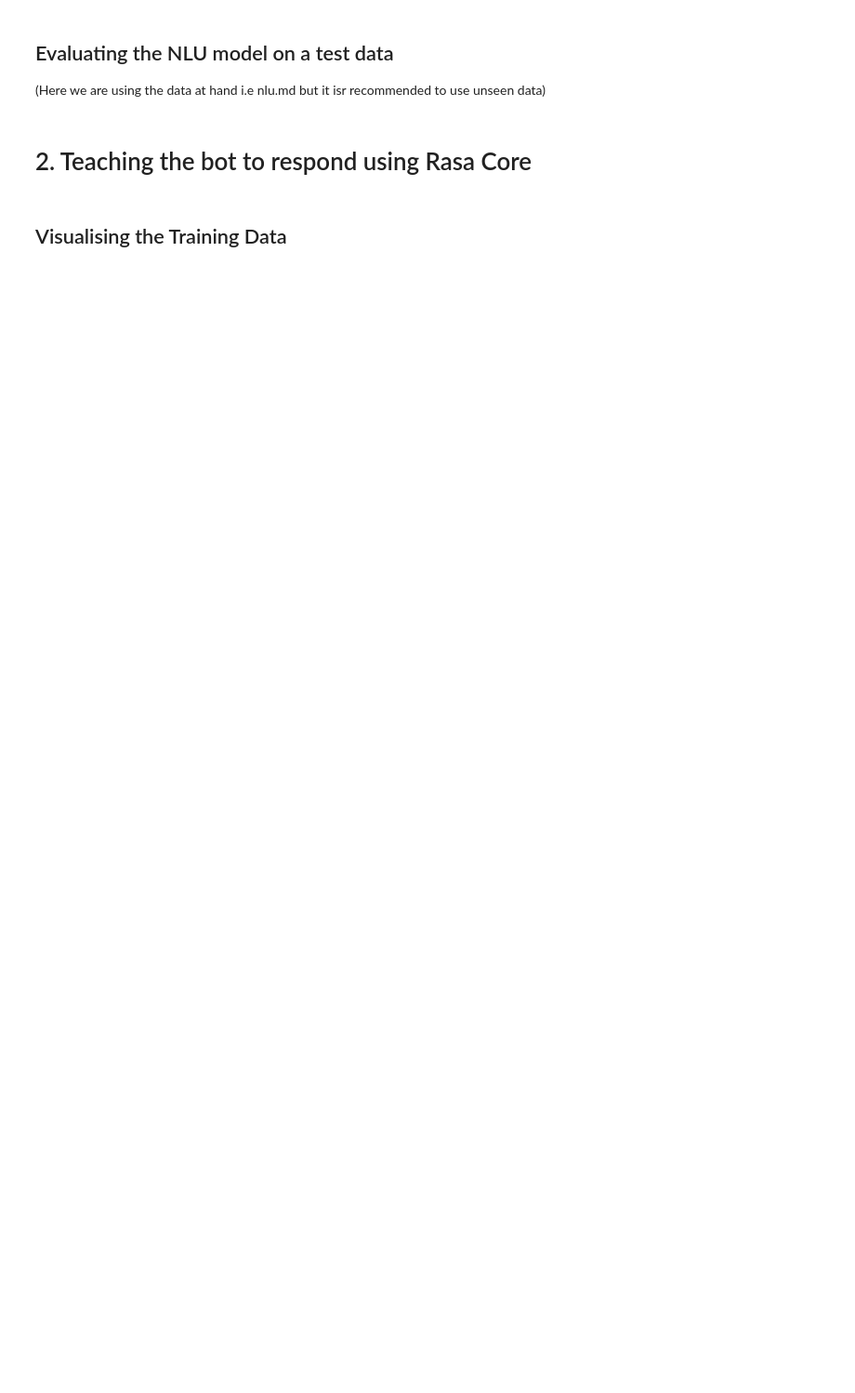
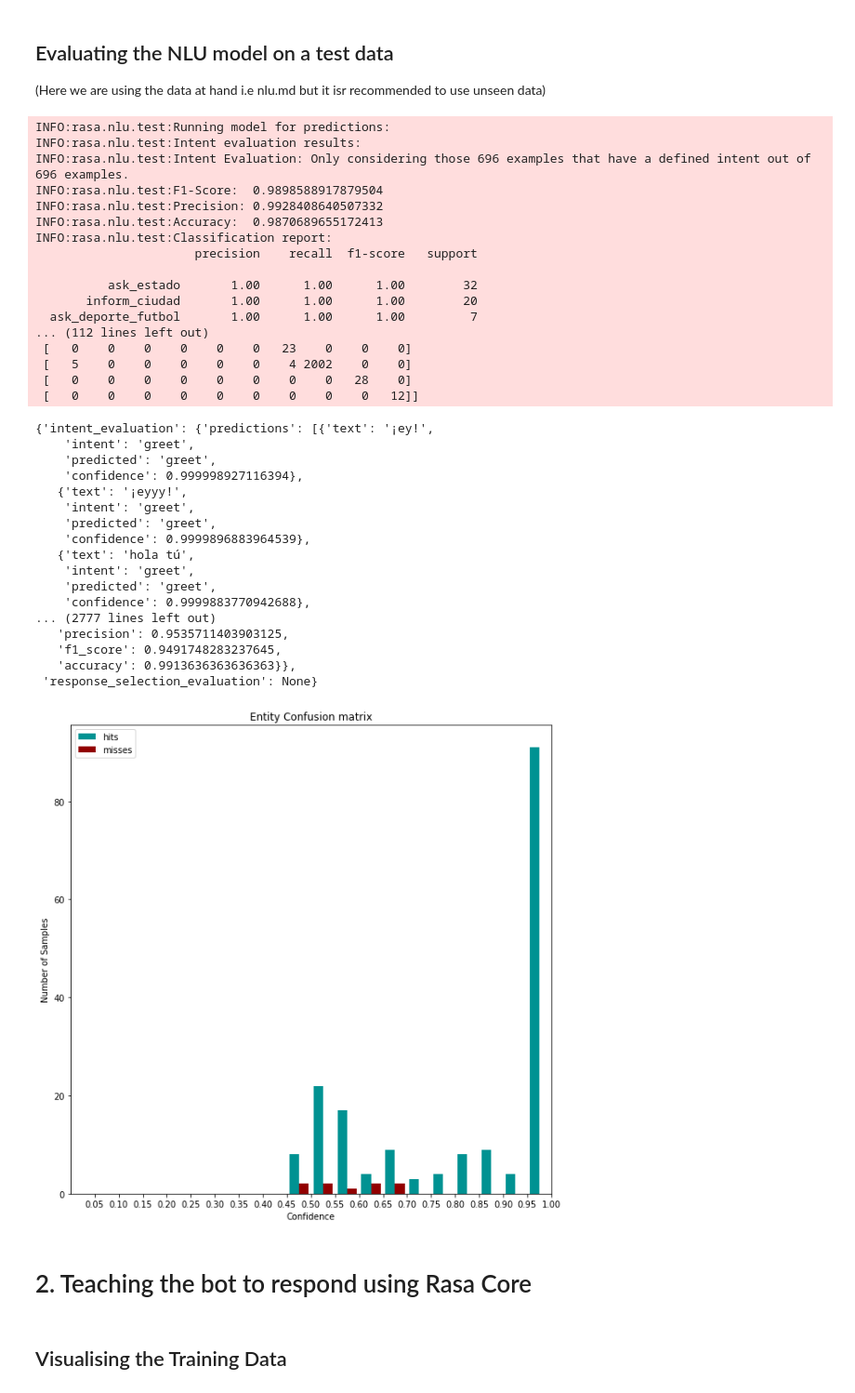
Before and after one commit to earroyoh/Dadbot, a Jupyter notebook: dadbot.ipynb, the cells around one changed output. Shown at 93% size. Saved outputs shown, nothing was run; the diff lists cells and outputs as text; code cells hidden in the pictures; blank space fills up the shorter version.

```diff
--- a/dadbot.ipynb
+++ b/dadbot.ipynb
@@ -61,7 +61,8 @@ trainer = Trainer(config.load("config.yml"))
 interpreter = trainer.train(training_data)
 
 # store it for future use
-model_directory = trainer.persist("./models/", fixed_model_name="current")
+#model_directory = trainer.persist("./models/", fixed_model_name="current")
+model_directory = get_model("./models/")
 # %% [output]
 INFO:rasa.nlu.model:Starting to train component WhitespaceTokenizer
 INFO:rasa.nlu.model:Finished training component.
@@ -95,7 +114,43 @@ pprint(interpreter.parse("dejándome el coche"))
 # %%
 from rasa.nlu.test import run_evaluation
 
-run_evaluation("data/nlu/nlu.yml", model_directory)
+run_evaluation("data/nlu/nlu.yml", model_directory + "/nlu")
+# %% [output]
+INFO:rasa.nlu.test:Running model for predictions:
+INFO:rasa.nlu.test:Intent evaluation results:
+INFO:rasa.nlu.test:Intent Evaluation: Only considering those 696 examples that have a defined intent out of 696 examples.
+INFO:rasa.nlu.test:F1-Score:  0.9898588917879504
+INFO:rasa.nlu.test:Precision: 0.9928408640507332
+INFO:rasa.nlu.test:Accuracy:  0.9870689655172413
+INFO:rasa.nlu.test:Classification report:
+                      precision    recall  f1-score   support
+
+          ask_estado       1.00      1.00      1.00        32
+       inform_ciudad       1.00      1.00      1.00        20
+  ask_deporte_futbol       1.00      1.00      1.00         7
+... (112 lines left out)
+ [   0    0    0    0    0    0   23    0    0    0]
+ [   5    0    0    0    0    0    4 2002    0    0]
+ [   0    0    0    0    0    0    0    0   28    0]
+ [   0    0    0    0    0    0    0    0    0   12]]
+{'intent_evaluation': {'predictions': [{'text': '¡ey!',
+    'intent': 'greet',
+    'predicted': 'greet',
+    'confidence': 0.999998927116394},
+   {'text': '¡eyyy!',
+    'intent': 'greet',
+    'predicted': 'greet',
+    'confidence': 0.9999896883964539},
+   {'text': 'hola tú',
+    'intent': 'greet',
+    'predicted': 'greet',
+    'confidence': 0.9999883770942688},
+... (2777 lines left out)
+   'precision': 0.9535711403903125,
+   'f1_score': 0.9491748283237645,
+   'accuracy': 0.9913636363636363}},
+ 'response_selection_evaluation': None}
+[figure, added]
 # %% [markdown]
 # 2. Teaching the bot to respond using Rasa Core
 # %% [markdown]
```
Also changed, not shown: parts of 6 cells of this notebook.
